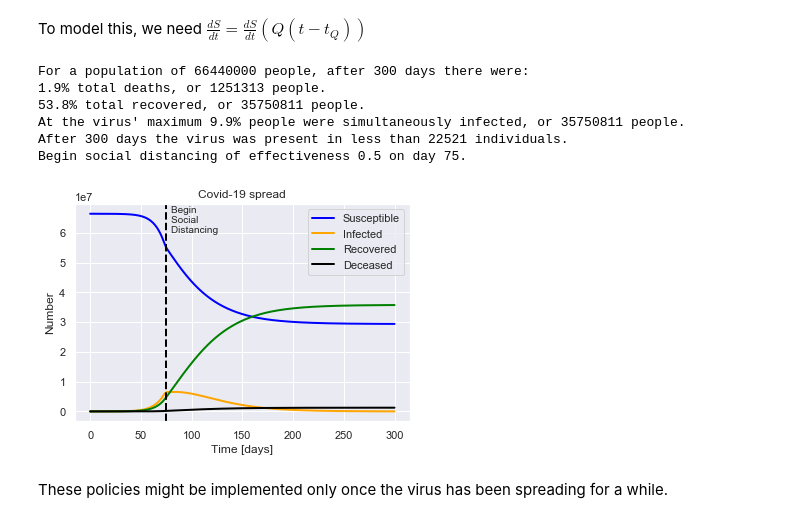
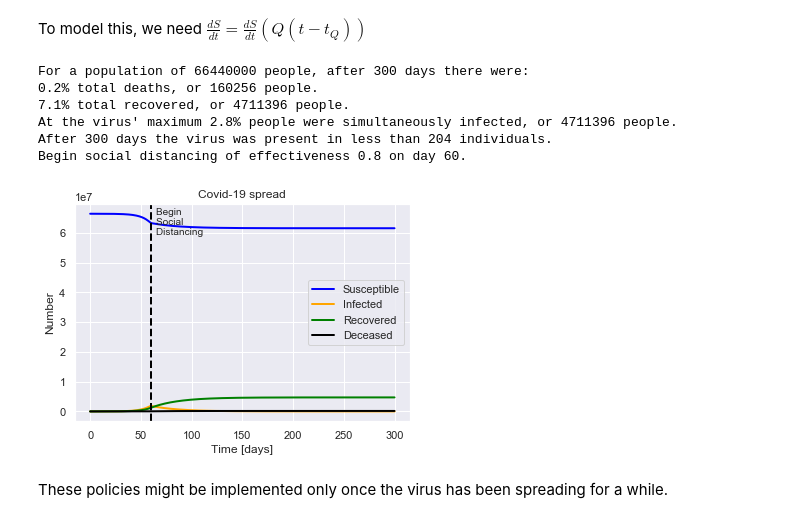
Before and after one commit to TomNicholas/coronavirus, a Jupyter notebook: covid-19_model.ipynb, the cells around one changed output. Saved outputs shown, nothing was run; the diff lists cells and outputs as text; code cells hidden in the pictures.

Commit message:
Curve flattening example

```diff
--- a/covid-19_model.ipynb
+++ b/covid-19_model.ipynb
@@ -89,7 +87,7 @@ tf = 300        # number of days to run simulation for
 ### Virus parameters
 # %%
 R_0 = 2.6  # Basic Reproductive Rate [people]
-L = 0.035  # Case Fatality Rate [fraction]
+L = 0.034  # Case Fatality Rate [fraction]
 P = 14     # Average infectious period [days] (should really be split up by case severity)
 # %%
 from scipy.integrate import solve_ivp
@@ -140,13 +138,13 @@ def setup(N, cases, recovered, deaths,
 and now solve them
 # %%
 def solve(eqns, N, cases, recovered, deaths,
-          P, L, R_0, *extra_args):
+          P, L, R_0, *extra_args, tf=300):
 
     initial, lamb, gamma, mu = setup(N, cases, recovered, deaths,
                                      P, L, R_0)
 
-    # Solve
-    t_span = (0, tf)
+    t_span = (0, tf)  # tf is number of days to run simulation for, defaulting to 300
+
     soln = solve_ivp(eqns, t_span, initial, args=(lamb, gamma, mu, *extra_args),
                      t_eval=np.linspace(0, tf, tf*2))
     return soln
@@ -275,12 +273,12 @@ def SIRDQ_eqns(t, y, lamb, gamma, mu, Q0, t_Q):
             dRdt(I, gamma),
             dDdt(I, mu)]
 # %%
-def plot_social_distancing_event(ax, Q0, t_Q, N, limit):
+def plot_social_distancing_event(ax, Q0, t_Q, limit):
     print(f"{limit} social distancing of effectiveness {Q0} on day {t_Q}.")
 
     # Mark intervention point
     ax.axvline(x=t_Q, linewidth=2, color='black', linestyle='--')
-    ax.text(x=t_Q+5, y=N*0.85, s=f"{limit} \nSocial \nDistancing \n")
+    ax.text(x=t_Q+5, y=0.8*ax.get_ylim()[1], s=f"{limit} \nSocial \nDistancing \n")
     return ax
 # %%
 def plot_SIRDQ(N, initial_cases, initial_recovered, initial_deaths,
@@ -291,19 +289,19 @@ def plot_SIRDQ(N, initial_cases, initial_recovered, initial_deaths,
                  P, L, R_0, Q0, t_Q)
 
     ax = plot_SIRD_solution(soln, N)
-    ax = plot_social_distancing_event(ax, Q0, t_Q, N, 'Begin')
+    ax = plot_social_distancing_event(ax, Q0, t_Q, 'Begin')
 
     plt.show()
 # %%
-plot_SIRDQ(N, cases, recovered, deaths, P, L, R_0, Q0=0.5, t_Q=75)
+plot_SIRDQ(N, cases, recovered, deaths, P, L, R_0, Q0=0.8, t_Q=60)
 # %% [output]
 For a population of 66440000 people, after 300 days there were:
-1.9% total deaths, or 1251313 people.
-53.8% total recovered, or 35750811 people.
-At the virus' maximum 9.9% people were simultaneously infected, or 35750811 people.
-After 300 days the virus was present in less than 22521 individuals.
-Begin social distancing of effectiveness 0.5 on day 75.
+0.2% total deaths, or 160256 people.
+7.1% total recovered, or 4711396 people.
+At the virus' maximum 2.8% people were simultaneously infected, or 4711396 people.
+After 300 days the virus was present in less than 204 individuals.
+Begin social distancing of effectiveness 0.8 on day 60.
-[figure, old version]
+[figure, new version]
 # %% [markdown]
 These policies might be implemented only once the virus has been spreading for a while.
 # %%
```
Also changed, not shown: parts of 16 cells of this notebook.
